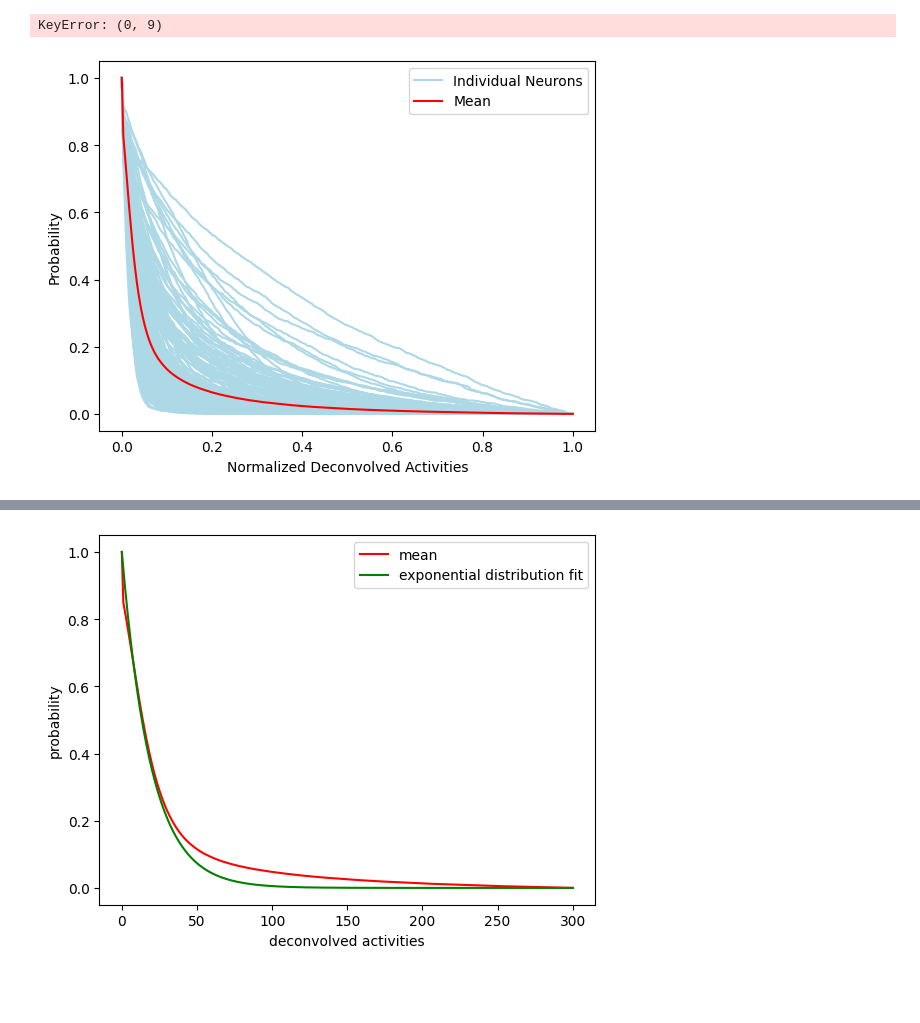
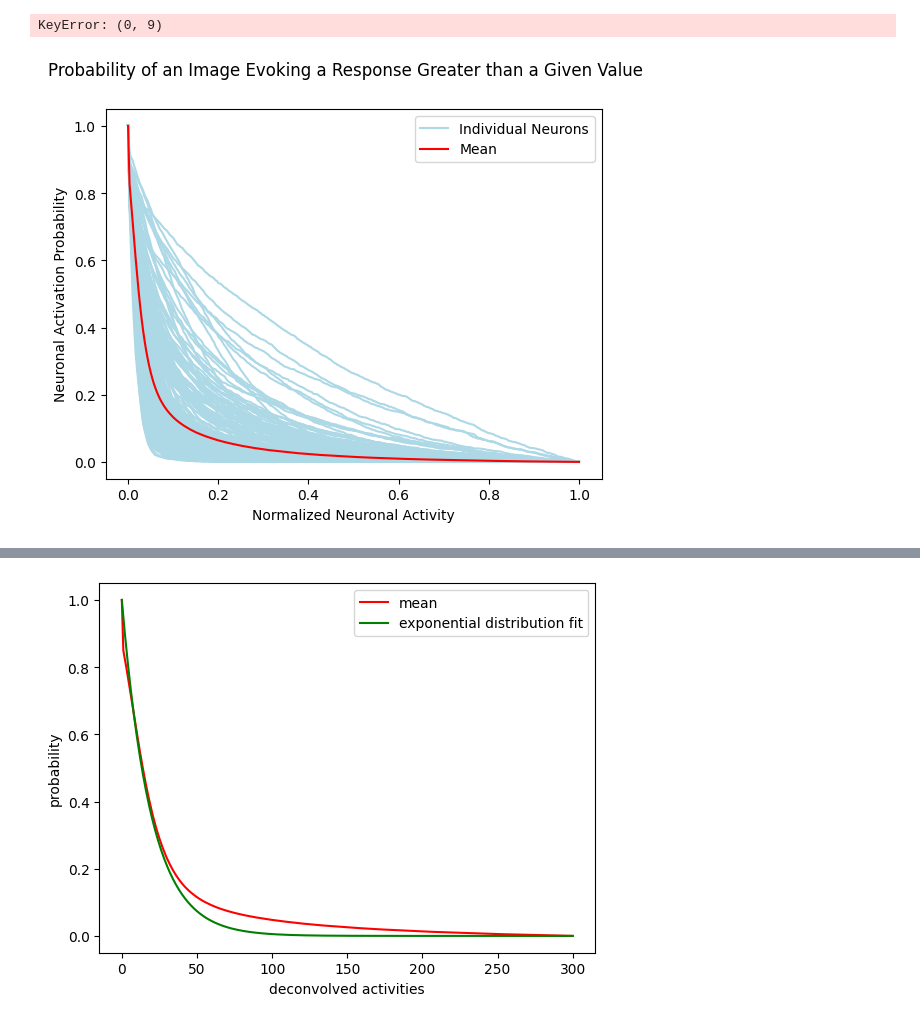
Before and after one commit to ananaphasia/Petreanu_MEI_generation, a Jupyter notebook: image_processing_Joan.ipynb, the cells around one changed output, grey strips where cells are left out. Saved outputs shown, nothing was run; the diff lists cells and outputs as text; code cells hidden in the pictures; blank space fills up the shorter version.

Commit message:
make changes to image processing joan

```diff
--- a/image_processing_Joan.ipynb
+++ b/image_processing_Joan.ipynb
@@ -272,7 +271,7 @@ mean_prob=prob_matrix.sum(axis=0)/300
 
 #computes the mean probability distribution for the PM projecting V1 neurons
 red_indices=np.where((celldata[:,8]==1)&(celldata[:,16]=='V1'))[0]
-red_prob_matrix = np.array([prob_array(nu) for nu in red_indices[300:]])
+red_prob_matrix = np.array([prob_array(nu) for nu in red_indices[:300]])
 red_mean_prob=red_prob_matrix.sum(axis=0)/300
 
 #computes the mean probability distribution for 100 of the PM recorded neurons
@@ -292,34 +291,35 @@ def prob_bigger(nu):
     prob_vals = prob_array(nu)
     for i in range(number_bins):
         prob_bigger[i]=np.sum(prob_vals[i:])
     return prob_bigger
 #computes the mean probability mass for 300 of the recorded neurons
 mean_prob_bigger = np.zeros(number_bins)
 for i in range(number_bins):
     mean_prob_bigger[i]=mean_prob_bigger[i]+np.sum(mean_prob[i:])
 
 #plots the individual probability mass functions of 300 neurons plus the population averaged mass function.
-for i in range(299):
+for i in range(300):
   plt.plot(np.linspace(0,1,number_bins),prob_bigger(i),'lightblue')
 plt.plot(np.linspace(0,1,number_bins),prob_bigger(300),'lightblue', label='Individual Neurons')
 plt.plot(np.linspace(0,1,number_bins),mean_prob_bigger,'red', label='Mean')
-plt.xlabel('Normalized Deconvolved Activities')
-plt.ylabel('Probability')
+plt.xlabel('Normalized Neuronal Activity')
+plt.ylabel('Neuronal Activation Probability')
+plt.suptitle('Probability of an Image Evoking a Response Greater than a Given Value')
 plt.legend()
 plt.show()
 
 #plots the probability distributions of neural activities separating between V1 neurons in general and PM projecting cells in particular.
 #for i in range(10):
  # plt.plot(np.linspace(0,1,number_bins),prob_array(i),'lightblue')
 #plt.plot(np.linspace(0,1,number_bins),prob_array(300),'lightblue', label='individual V1 neurons')
 #plt.plot(np.linspace(0,1,number_bins),mean_prob,'blue', label='V1 mean')
 #for i in red_indices[9:]:
 #    plt.plot(np.linspace(0,range_activations,number_bins),prob_array(i),'lightcoral')
 #plt.plot(np.linspace(0,range_activations,number_bins),prob_array(red_indices[10]),'lightcoral', label='individual PM projecting neurons')
 #plt.plot(np.linspace(0,range_activations,number_bins),red_mean_prob,'red', label='PM projecting mean')
 #plt.xlabel('deconvolved activities')
 #plt.ylabel('probability density')
 #plt.legend()
 #plt.show()
 # %% [output]
-[figure, old version]
+[figure, new version]
```
Also changed, not shown: parts of 5 cells of this notebook.
